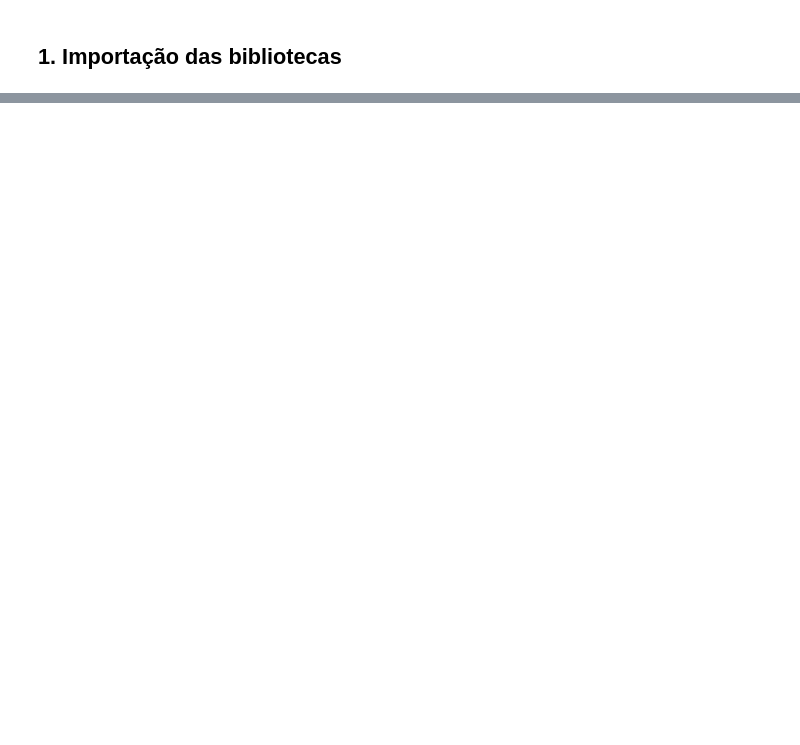
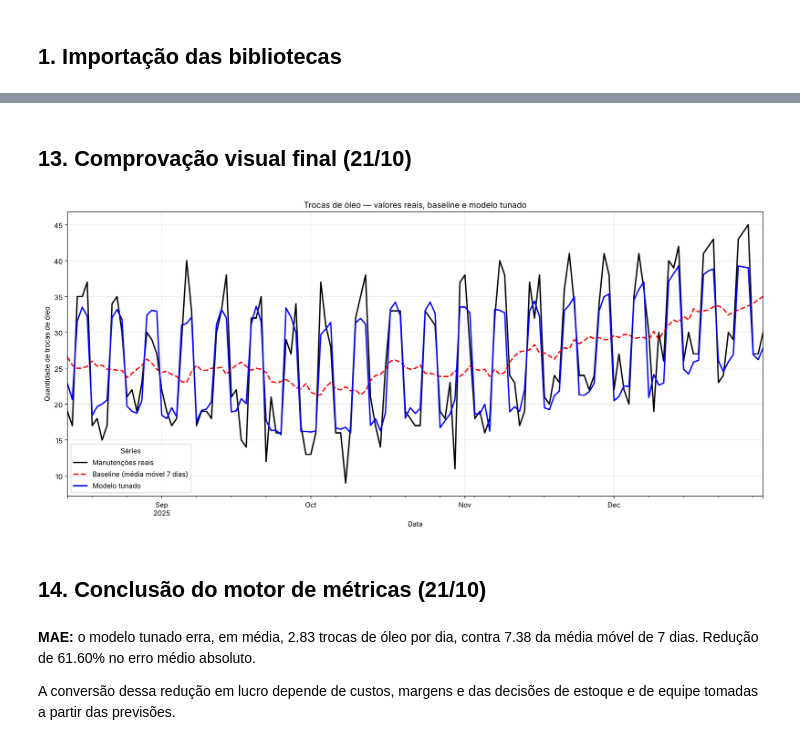
Before and after one commit to matheusesdev/mecaniQA-salvador, a Jupyter notebook: notebooks/oat3_pipeline_preditivo.ipynb, the cells around one changed output, grey strips where cells are left out. Drawn from its saved outputs; the diff is of its cells as text; code cells hidden in the pictures; blank space fills up the shorter version.

```diff
--- a/notebooks/oat3_pipeline_preditivo.ipynb
+++ b/notebooks/oat3_pipeline_preditivo.ipynb
@@ -505,0 +314,21 @@ display(
+# %%
+if busca_grid.best_score_ >= busca_random.best_score_:
+    nome_tunado = "Modelo ML Tunado (Grid Search)"
+    modelo_tunado = busca_grid.best_estimator_
+else:
+    nome_tunado = "Modelo ML Tunado (Random Search)"
+    modelo_tunado = busca_random.best_estimator_
+
+previsao_tunado = modelo_tunado.predict(X_test)
+
+cenarios = {
+    "Baseline Antigo (média móvel 7 dias)": ma7_teste,
+    "Modelo ML Inicial (Random Forest)": previsao_rf,
+    nome_tunado: previsao_tunado,
+}
+
+metricas_finais = pd.DataFrame(
+    {nome: motor_metricas(y_test, previsao) for nome, previsao in cenarios.items()}
+).T
+metricas_finais.index.name = "Cenário"
+display(metricas_finais.round(2))
@@ -505,0 +341,44 @@ display(
+# %% [markdown]
+## 13. Comprovação visual final (21/10)
+# %%
+comparacao_final = pd.DataFrame(
+    {
+        "Manutenções reais": y_test,
+        "Baseline (média móvel 7 dias)": ma7_teste,
+        "Modelo tunado": previsao_tunado,
+    },
+    index=y_test.index,
+)
+
+ax = comparacao_final.plot(
+    figsize=(15, 7),
+    linewidth=2,
+    color=["black", "red", "blue"],
+    style=["-", "--", "-"],
+)
+ax.set_title("Trocas de óleo — valores reais, baseline e modelo tunado")
+ax.set_xlabel("Data")
+ax.set_ylabel("Quantidade de trocas de óleo")
+ax.legend(title="Séries")
+ax.grid(alpha=0.3)
+plt.tight_layout()
+plt.show()
+# %% [output]
+[figure, added]
+# %% [markdown]
+## 14. Conclusão do motor de métricas (21/10)
+# %%
+mae_base = metricas_finais.loc["Baseline Antigo (média móvel 7 dias)", "MAE"]
+mae_tun = metricas_finais.loc[nome_tunado, "MAE"]
+reducao_mae = 100 * (mae_base - mae_tun) / mae_base
+
+display(Markdown(
+    f"**MAE:** o modelo tunado erra, em média, {mae_tun:.2f} trocas de óleo por dia, "
+    f"contra {mae_base:.2f} da média móvel de 7 dias. "
+    f"Redução de {reducao_mae:.2f}% no erro médio absoluto.\n\n"
+    "A conversão dessa redução em lucro depende de custos, margens e das decisões de estoque e de equipe tomadas a partir das previsões."
+))
+# %% [output]
+**MAE:** o modelo tunado erra, em média, 2.83 trocas de óleo por dia, contra 7.38 da média móvel de 7 dias. Redução de 61.60% no erro médio absoluto.
+
+A conversão dessa redução em lucro depende de custos, margens e das decisões de estoque e de equipe tomadas a partir das previsões.
```
Also changed, not shown: parts of 56 cells of this notebook, 1 other file.
